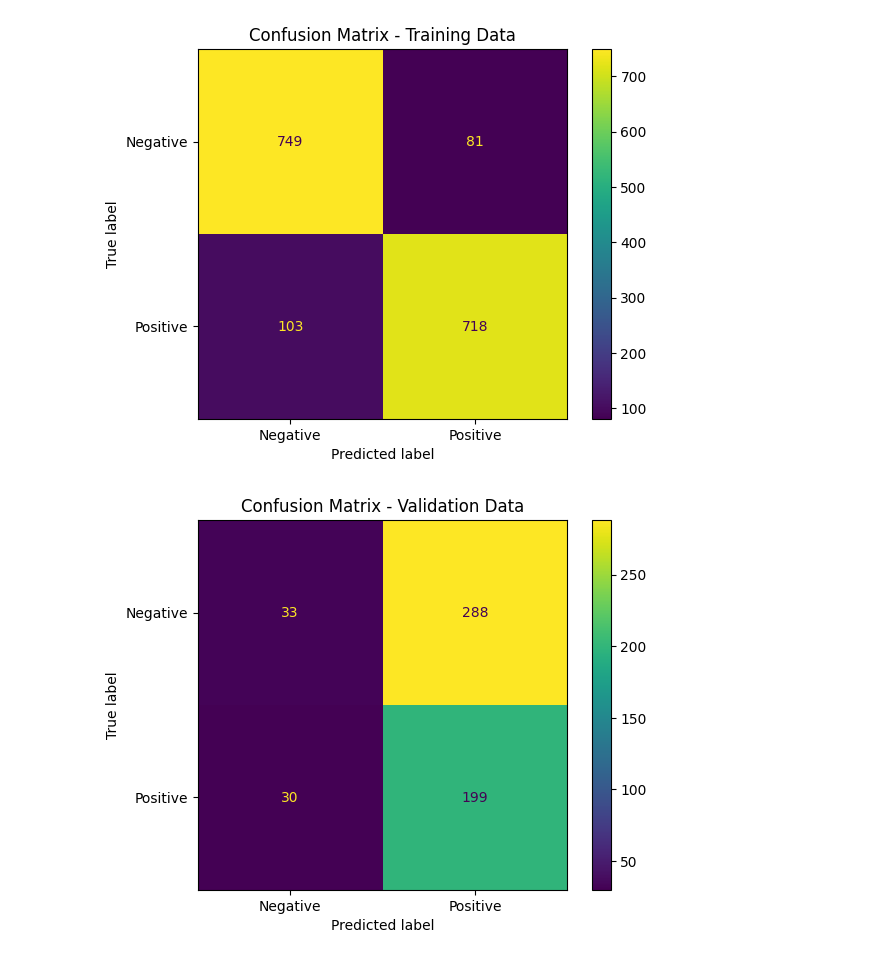
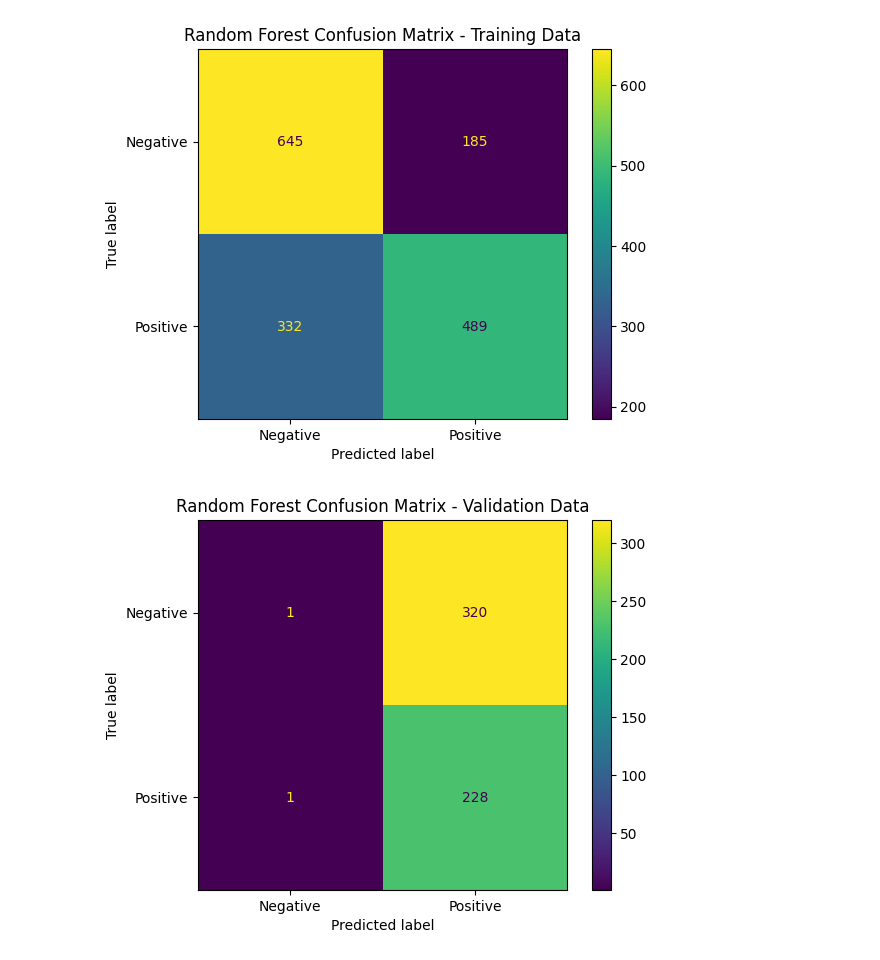
Before and after one commit to 21104988d/IB, a Jupyter notebook: backtest/hist_ml_btc_bot.ipynb, the cells around one changed output. Drawn from its saved outputs; the diff is of its cells as text; code cells hidden in the pictures.

```diff
--- a/backtest/hist_ml_btc_bot.ipynb
+++ b/backtest/hist_ml_btc_bot.ipynb
@@ -32,10 +40,12 @@ timestamp
 # %%
-for _ in range(1, 5):
+for _ in range(1, 101):
     btc[f'close_{_}'] = btc['close'].shift(_)
+    btc[f'volume_{_}'] = btc['volume'].shift(_)
 
 btc['day'] = range(1, len(btc) + 1)
 
 btc['result'] = (btc['close'].astype(float) / btc['open'].astype(float)).apply(lambda x: 1 if x > 1.002 else 0)
+#btc['result'] = (btc['close'].astype(float) / btc['open'].astype(float)).apply(lambda x: 1 if x < 0.998 else 0)
 
 print(btc.head())
 # %% [output]
@@ -84,7 +98,7 @@ validate = btc[train_size:train_size + validate_size]
 test = btc[train_size + validate_size:]
 
 # Define the columns for train_x and train_y
-x_columns = ['close_1', 'close_2', 'close_3', 'close_4', 'day']
+x_columns = [f'close_{i}' for i in range(1, 101)] + ['day']
 y_column = 'result'
 
 # Separate train_x and train_y
@@ -148,9 +178,6 @@ Mean Squared Error: 0.2483039634436461
 # %%
-from sklearn.ensemble import RandomForestClassifier
-from sklearn.metrics import accuracy_score
-
-# Initialize the Random Forest Classifier with reduced number of estimators and limited max depth
-rf_classifier = RandomForestClassifier(n_estimators=50, max_depth=10, random_state=42)
+# Initialize the Random Forest Classifier with reduced number of estimators, limited max depth, and class weights
+rf_classifier = RandomForestClassifier(n_estimators=20, max_depth=5, random_state=42)
 
 # Fit the model
 rf_classifier.fit(train_x, train_y)
@@ -181,0 +218,22 @@ disp.plot()
+# %%
+from sklearn.ensemble import GradientBoostingClassifier
+
+# Initialize the Gradient Boosting model
+gb_classifier = GradientBoostingClassifier(random_state=42)
+
+# Fit the model
+gb_classifier.fit(train_x_imputed, train_y)
+
+# Predict on the training data
+train_y_pred_gb = gb_classifier.predict(train_x_imputed)
+
+# Calculate the accuracy on the training data
+accuracy_gb_train = accuracy_score(train_y, train_y_pred_gb)
+print(f'Gradient Boosting Training Accuracy: {accuracy_gb_train}')
+
+# Predict on the validation data
+validate_y_pred_gb = gb_classifier.predict(validate_x_imputed)
+
+# Calculate the accuracy on the validation data
+accuracy_gb_validate = accuracy_score(validate_y, validate_y_pred_gb)
+print(f'Gradient Boosting Validation Accuracy: {accuracy_gb_validate}')
@@ -182,27 +299,27 @@ disp.plot()
 # %%
 # Predict on the training data
 train_y_pred_rf = rf_classifier.predict(train_x)
 
 # Generate the confusion matrix for training data
 conf_matrix_train = confusion_matrix(train_y, train_y_pred_rf)
 
 # Display the confusion matrix with labels for training data
 disp_train = ConfusionMatrixDisplay(confusion_matrix=conf_matrix_train, display_labels=['Negative', 'Positive'])
 disp_train.plot()
-plt.title('Confusion Matrix - Training Data')
+plt.title('Random Forest Confusion Matrix - Training Data')
 plt.show()
 
 # Predict on the validation data
 validate_y_pred_rf = rf_classifier.predict(validate_x)
 
 # Generate the confusion matrix for validation data
 conf_matrix_validate = confusion_matrix(validate_y, validate_y_pred_rf)
 
 # Display the confusion matrix with labels for validation data
 disp_validate = ConfusionMatrixDisplay(confusion_matrix=conf_matrix_validate, display_labels=['Negative', 'Positive'])
 disp_validate.plot()
-plt.title('Confusion Matrix - Validation Data')
+plt.title('Random Forest Confusion Matrix - Validation Data')
 plt.show()
 # %% [output]
-[figure, old version]
+[figure, new version]
-[figure, old version]
+[figure, new version]
```
Also changed, not shown: parts of 16 cells of this notebook.
